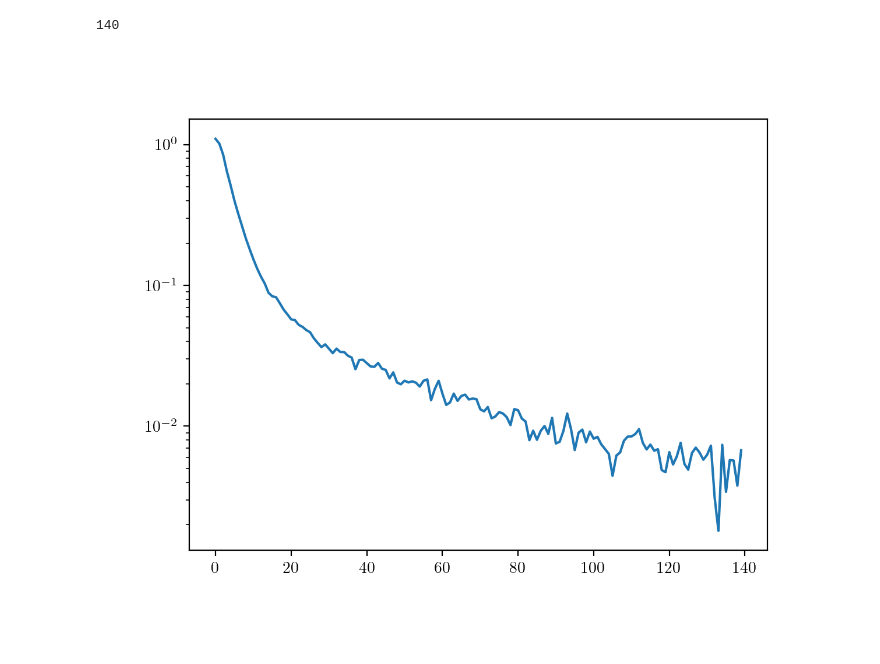
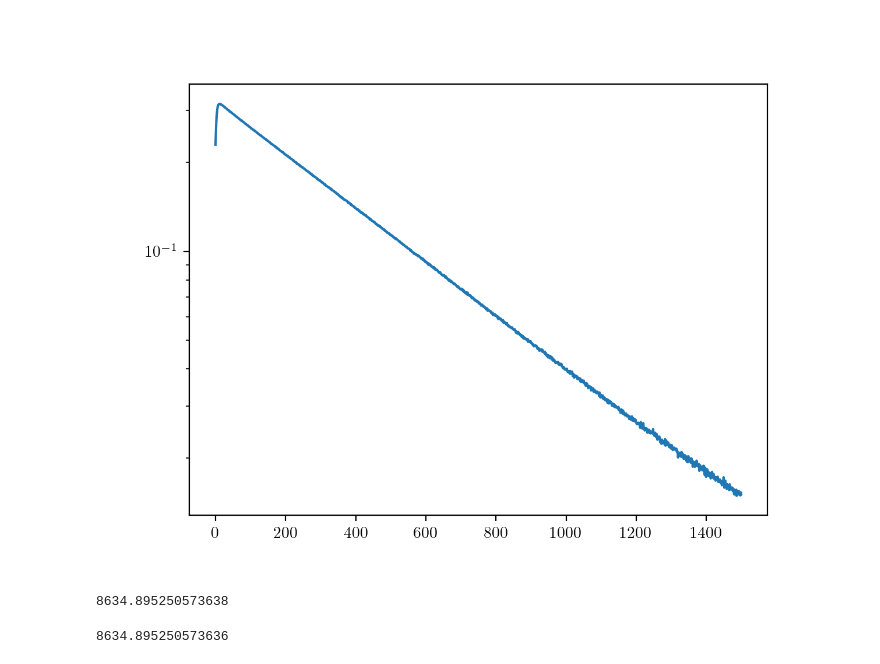
Before and after one commit to 10483/MTP, a Jupyter notebook: FVSimulation/Compare theory with data.ipynb, the cells around one changed output. Saved outputs shown, nothing was run; the diff lists cells and outputs as text; code cells hidden in the pictures.

```diff
--- a/FVSimulation/Compare theory with data.ipynb
+++ b/FVSimulation/Compare theory with data.ipynb
@@ -11,26 +11,26 @@ plt.rcParams.update({
     "figure.dpi": 200,
 })
 # %%
-datapath = '../../DataKian/bTa_LT278W2chip5/673nm/'#'../../DataKian/Al_LT165chip7_run2/673nm/'#
-data = np.genfromtxt(datapath+'KID7_109dBm__TmK100_avgpulse_ampphase.csv',skip_header=1,delimiter=',')
+datapath = '../../DataKian/Al_LT165chip7/673nm/'
+# datapath = '../../DataKian/bTa_LT278W2chip5/673nm/'
+data = np.genfromtxt(datapath+'KID2_89dBm__TmK120_avgpulse_ampphase.csv',skip_header=1,delimiter=',')
 # %%
 # Shift to align data, select phase
-phase = data[100:,2] #100: for bTa, 500: for Al
+phase = data[500:,2] # 100: for bTa, 500: for Al
 
 ref = phase[0]
-for i in range(len(phase))[::20]:
+for i in range(len(phase))[::500]:
     if ref - phase[i] < 0:
         print(i)
         phase = phase[:i]
         break
     ref = phase[i]
 
 plt.clf()
 plt.semilogy(phase)
 plt.show()
 # %% [output]
-140
-[figure, old version]
+[figure, new version]
 # %%
 # Parameters Al, photon@673nm
 
@@ -51,7 +51,7 @@ sigma_init=1
 # %%
 # define geometry
-dt=0.1
-dx=0.5
+dt=1
+dx=5
 L=310 # make sure dx cleanly divides L
 N=int(L/dx)
 x_borders=np.linspace(-L/2,L/2,N,endpoint=True)
@@ -64,5 +64,8 @@ print(np.sum(Q_init)*dx)
 
 # Simulation
 T=len(phase)
-t_axis_Al = np.arange(0,T+dt,dt)
-Q_list_Al = simulate(Q_init,int(T/dt),dt,dx,D_all,R,Q0,method='CrankNicolson')
+Q_list_Al = simulate(Q_init,int(T/dt),dt,dx,D_all,R,Q0)
+print(N_init)
+# %% [output]
+8634.895250573638
+8634.895250573636
```
Also changed, not shown: parts of 3 cells of this notebook, 1 other file.
